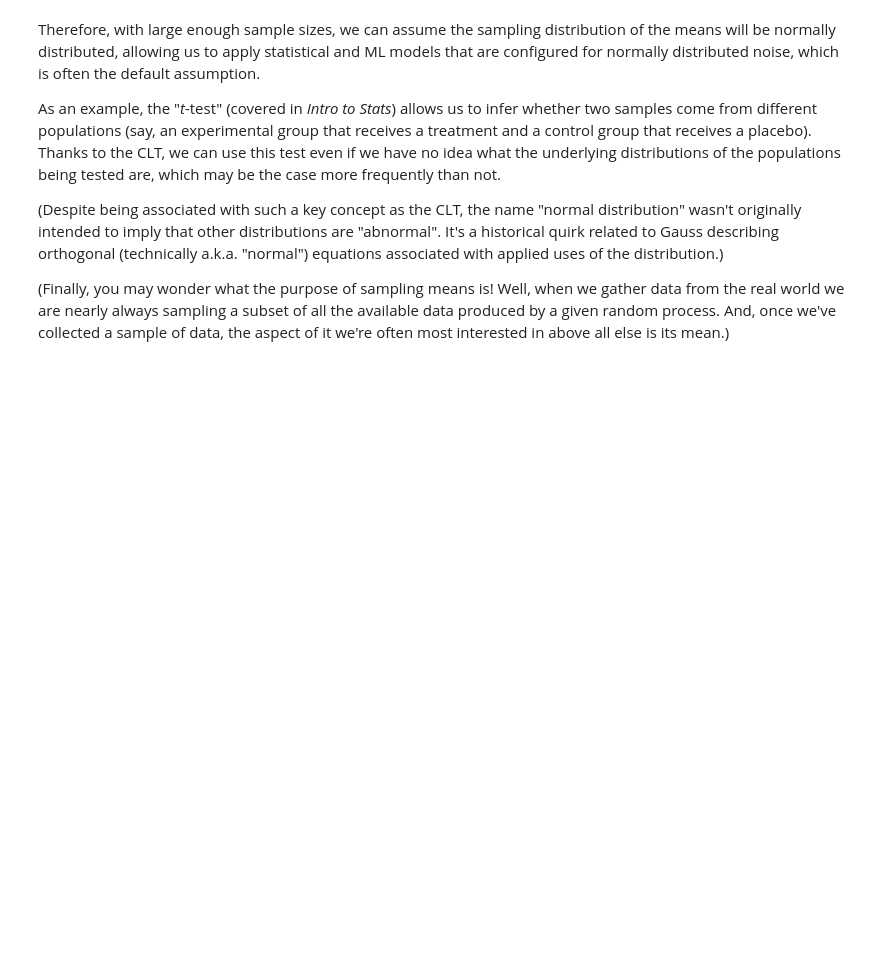
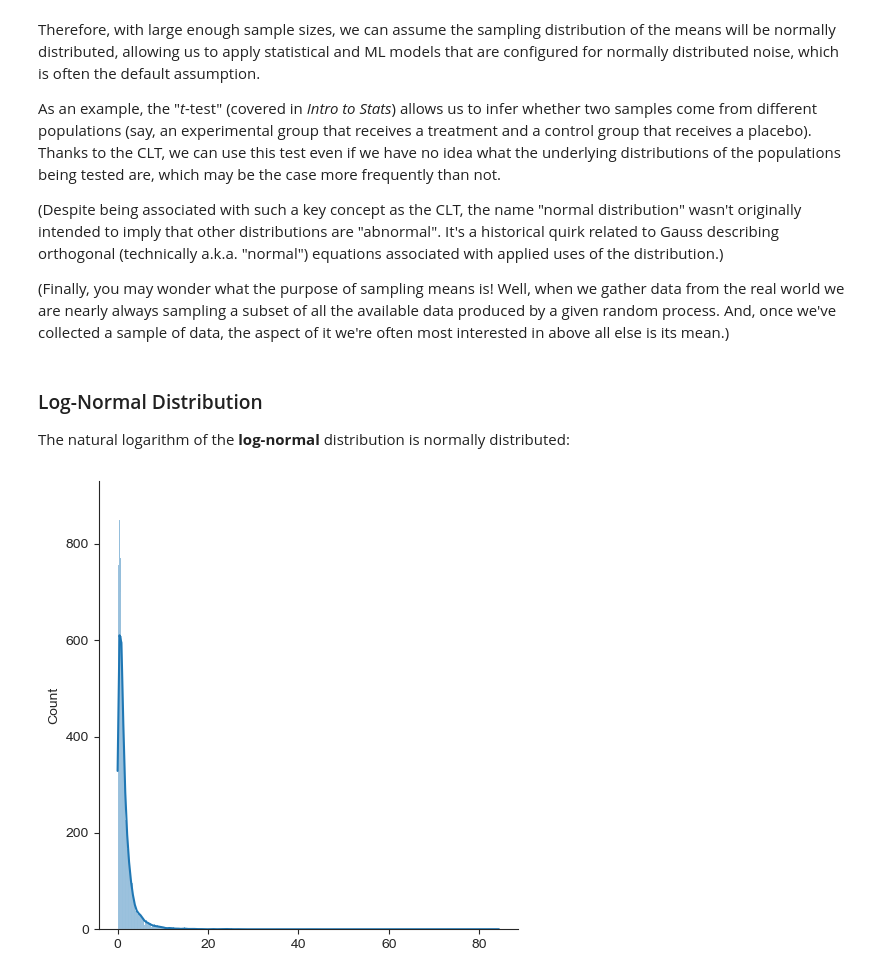
Before and after one commit to sjagadee/math_for_ai_ml, a Jupyter notebook: 5-probalility/6-distributions_in_ml.ipynb, the cells around one changed output. Drawn from its saved outputs; the diff is of its cells as text; code cells hidden in the pictures; blank space fills up the shorter version.

Commit message:
different types of distributions

```diff
--- a/5-probalility/6-distributions_in_ml.ipynb
+++ b/5-probalility/6-distributions_in_ml.ipynb
@@ -192,3 +192,12 @@ As an example, the "*t*-test" (covered in *Intro to Stats*) allows us to infer w
 (Despite being associated with such a key concept as the CLT, the name "normal distribution" wasn't originally intended to imply that other distributions are "abnormal". It's a historical quirk related to Gauss describing orthogonal (technically a.k.a. "normal") equations associated with applied uses of the distribution.)
 
 (Finally, you may wonder what the purpose of sampling means is! Well, when we gather data from the real world we are nearly always sampling a subset of all the available data produced by a given random process. And, once we've collected a sample of data, the aspect of it we're often most interested in above all else is its mean.)
+# %% [markdown]
+### Log-Normal Distribution
+
+The natural logarithm of the **log-normal** distribution is normally distributed:
+# %%
+l = np.random.lognormal(size=10000) # defualt mu = 0 and sigma = 1
+_ = sns.displot(l, kde=True)
+# %% [output]
+[figure, added]
```
Also changed, not shown: parts of 40 cells of this notebook.
